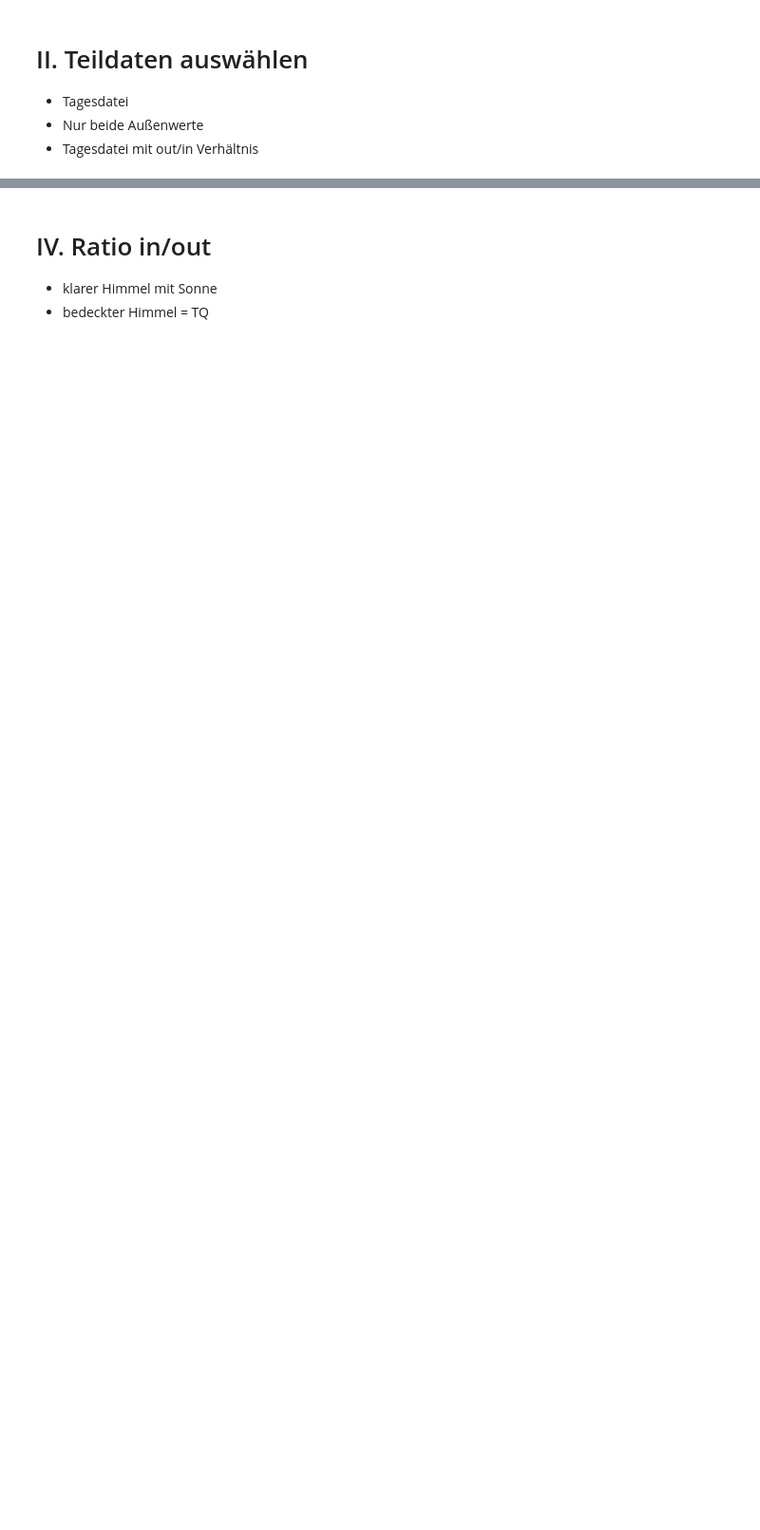
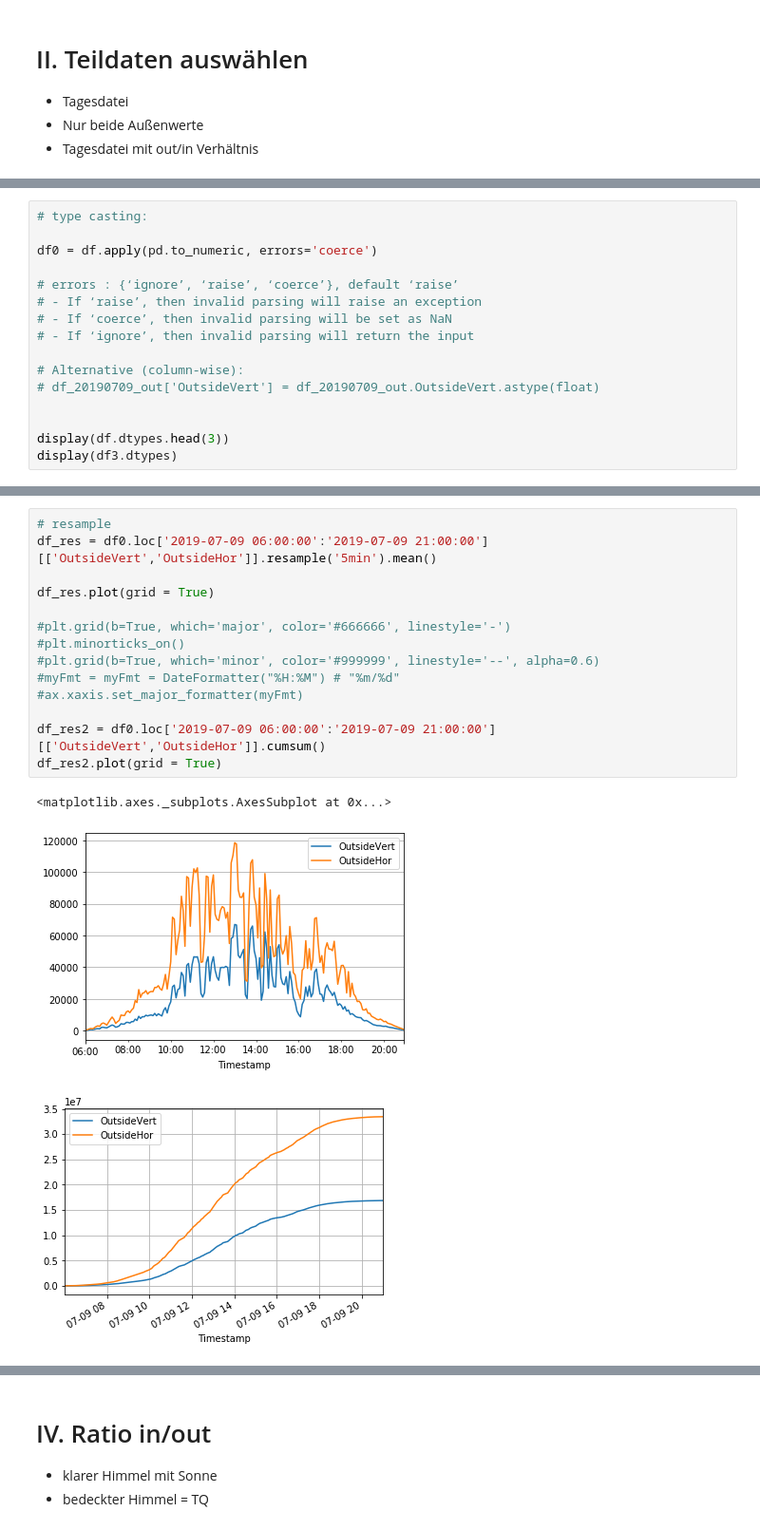
Before and after one commit to OliverZott/DataAnalysis_Almemo, a Jupyter notebook: Data_Almemo.ipynb, the cells around one changed output, grey strips where cells are left out. Shown at 95% size. Drawn from its saved outputs; the diff is of its cells as text; blank space fills up the shorter version.

```diff
--- a/Data_Almemo.ipynb
+++ b/Data_Almemo.ipynb
@@ -179,0 +181,16 @@ ax.xaxis.set_major_formatter(myFmt)
+# %%
+# type casting:
+
+df0 = df.apply(pd.to_numeric, errors='coerce')
+
+# errors : {‘ignore’, ‘raise’, ‘coerce’}, default ‘raise’
+# - If ‘raise’, then invalid parsing will raise an exception
+# - If ‘coerce’, then invalid parsing will be set as NaN
+# - If ‘ignore’, then invalid parsing will return the input
+
+# Alternative (column-wise):
+# df_20190709_out['OutsideVert'] = df_20190709_out.OutsideVert.astype(float)
+
+
+display(df.dtypes.head(3))
+display(df3.dtypes)
@@ -180 +213,19 @@ ax.xaxis.set_major_formatter(myFmt)
+# %%
+# resample
+df_res = df0.loc['2019-07-09 06:00:00':'2019-07-09 21:00:00'][['OutsideVert','OutsideHor']].resample('5min').mean()
+
+df_res.plot(grid = True)
+
+#plt.grid(b=True, which='major', color='#666666', linestyle='-')
+#plt.minorticks_on()
+#plt.grid(b=True, which='minor', color='#999999', linestyle='--', alpha=0.6)
+#myFmt = myFmt = DateFormatter("%H:%M") # "%m/%d"
+#ax.xaxis.set_major_formatter(myFmt)
+
+df_res2 = df0.loc['2019-07-09 06:00:00':'2019-07-09 21:00:00'][['OutsideVert','OutsideHor']].cumsum()
+df_res2.plot(grid = True)
+# %% [output]
+<matplotlib.axes._subplots.AxesSubplot at 0x...>
+[figure, added]
+[figure, added]
 # %% [markdown]
```
Also changed, not shown: parts of 38 cells of this notebook.
